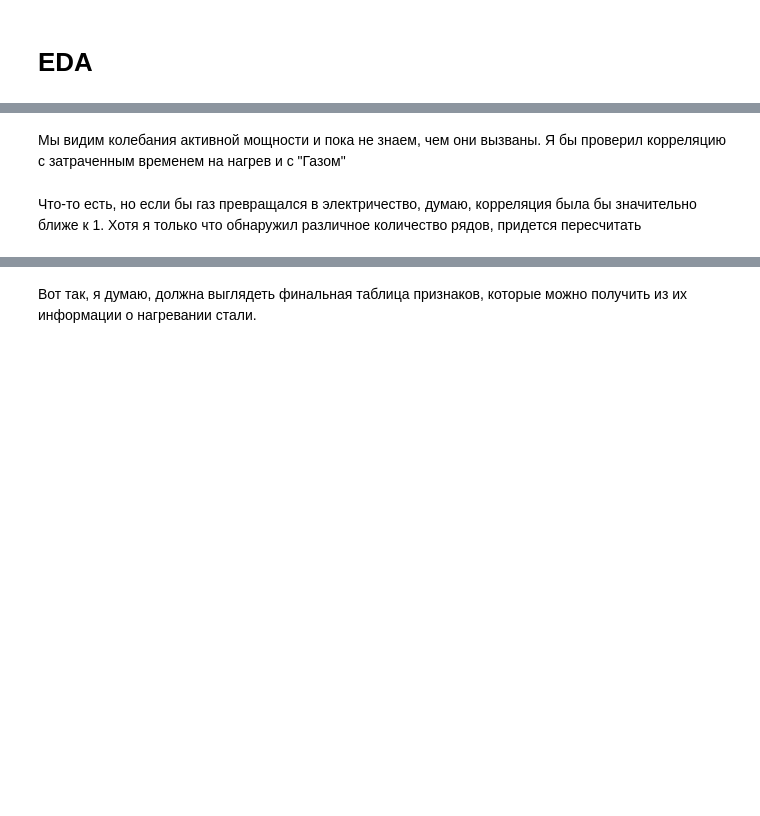
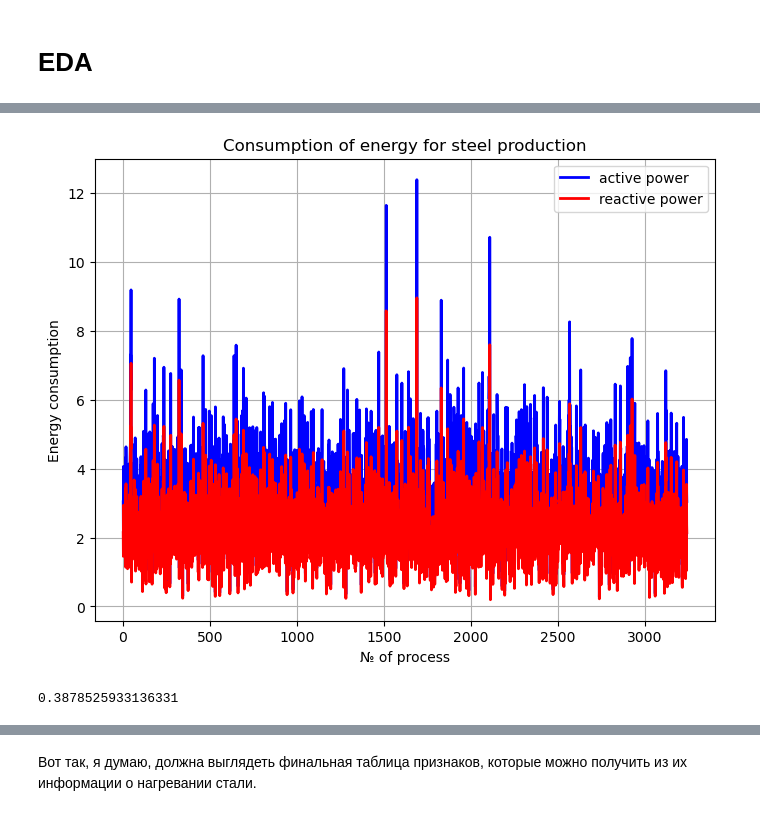
Before and after one commit to AndreiChernovJr/arc_temperature_prediction_model, a Jupyter notebook: arc_model_eng_naked.ipynb, the cells around one changed output, grey strips where cells are left out. Cells and saved outputs as stored; diff of their text form; code cells hidden in the pictures; blank space fills up the shorter version.

```diff
--- a/arc_model_eng_naked.ipynb
+++ b/arc_model_eng_naked.ipynb
@@ -50,2 +66,3 @@ display(arc)
 # %%
-arc[columns] = ['key', 'heat-start', 'heat_end', 'active_power', 'reactive_power']
+arc.columns = ['key', 'heat_start', 'heat_end', 'active_power', 'reactive_power']
+display(arc.head(1))
@@ -178,4 +316,4 @@ print(arc[arc['Реактивная мощность']<0])
 # %%
-ener = arc[['key','Активная мощность', 'Реактивная мощность']]
+ener = arc[['key','active_power', 'reactive_power']]
 # %%
 print(ener)
@@ -186,6 +353,6 @@ print(ener[ener['Реактивная мощность']<0])
 # %%
-ener = ener.drop(ener[ener['Реактивная мощность']<0].index)
+ener = ener.drop(ener[ener['reactive_power']<0].index)
 # %%
-ener2 = ener.groupby('key')[['Активная мощность', 'Реактивная мощность']].sum()
+ener2 = ener.groupby('key')[['active_power', 'reactive_power']].sum()
 # %%
 print(ener2)
@@ -192,21 +375,21 @@ print(ener2)
 # %%
 plt.figure(figsize=(8, 6))
-plt.plot(ener2.index, ener2['Активная мощность'], color='blue', linewidth=2, label='Активная мощность')
-plt.plot(ener2.index, ener2['Реактивная мощность'], color='red', linewidth=2, label='Реактивная мощность')
+plt.plot(ener2.index, ener2['active_power'], color='blue', linewidth=2, label='active power')
+plt.plot(ener2.index, ener2['reactive_power'], color='red', linewidth=2, label='reactive power')
 plt.xlabel('№ of process')
 plt.ylabel('Energy consumption')
 plt.title('Consumption of energy for steel production')
 plt.grid(True)
 plt.legend()
 plt.show()
+# %% [output]
+[figure, added]
-# %% [markdown]
-Мы видим колебания активной мощности и пока не знаем, чем они вызваны. Я бы проверил корреляцию с затраченным временем на нагрев и с "Газом"
-# %% [markdown]
-Что-то есть, но если бы газ превращался в электричество, думаю, корреляция была бы значительно ближе к 1. Хотя я только что обнаружил различное количество рядов, придется пересчитать
 # %%
 merged_df = ener2.merge(gas, left_index=True, right_on='key')
 # %%
-print(merged_df['Активная мощность'].corr(merged_df['Газ 1']))
+print(merged_df['active_power'].corr(merged_df['gas']))
+# %% [output]
+0.3878525933136331
 # %%
 arc2 = arc.copy()
 # %%
```
Also changed, not shown: parts of 128 cells of this notebook.
